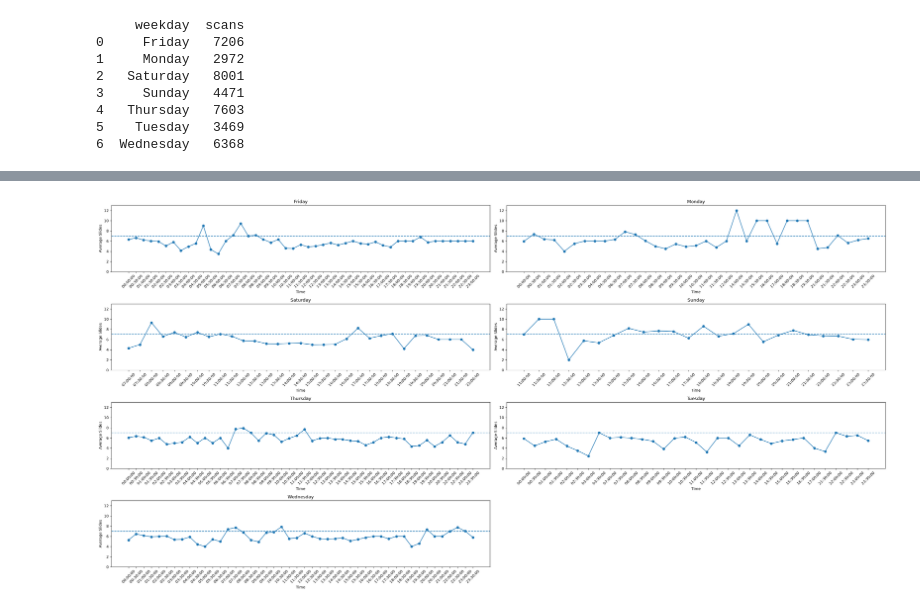
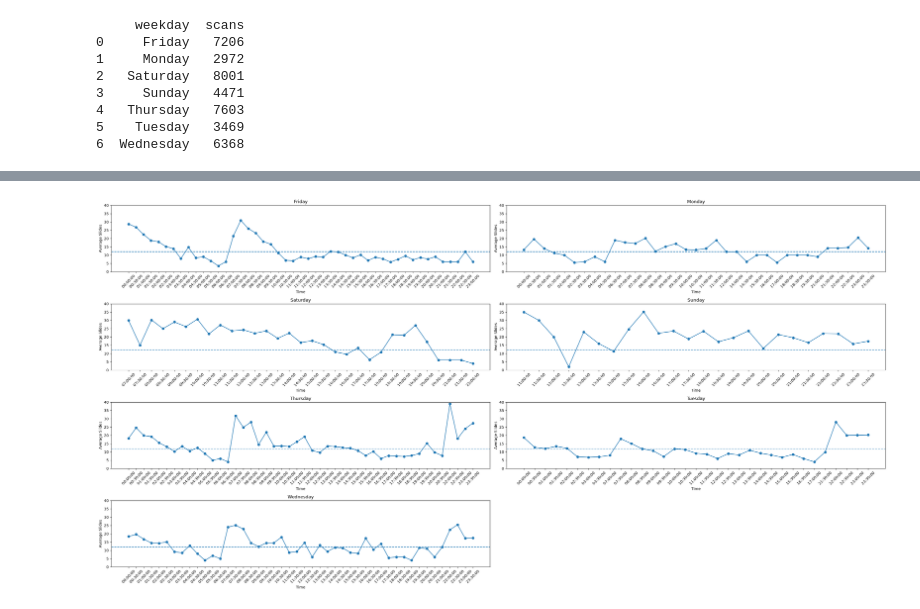
Before and after one commit to victoria-ann/metafer_usage, a Jupyter notebook: metafer_usage/notebook/EDA_Metafer_Usage.ipynb, the cells around one changed output, grey strips where cells are left out. Cells and saved outputs as stored; diff of their text form; code cells hidden in the pictures.

```diff
--- a/metafer_usage/notebook/EDA_Metafer_Usage.ipynb
+++ b/metafer_usage/notebook/EDA_Metafer_Usage.ipynb
@@ -470,10 +437,12 @@ print(weekday_totals)
 6  Wednesday   6368
 # %%
 # Make groups by day of the week and time bin (time aggregation)
+usage_day_time_sum = (
+    df.groupby(['weekday','time_bin','date'])['scans'].sum(
+      ).reset_index()
+)
 usage_day_time = (
-    df.groupby(['weekday','time_bin'])
-      .agg(
-          sites=('scans', 'mean'))
+    usage_day_time_sum.groupby(['weekday','time_bin'])['scans'].mean()
       ).reset_index()
 
 usage_day_time.head()
@@ -493,11 +462,11 @@ for i, (day, data) in enumerate(usage_day_time.groupby('weekday')):
 
     ax.plot(
         data['time_bin'].astype(str),
-        data['sites'],
+        data['scans'],
         marker='o'
     )
 
-    ax.set_ylim(ymin=0, ymax=13)
+    ax.set_ylim(ymin=0, ymax=40)
 
     ax.set_title(day)
     ax.set_xlabel("Scan Time")
@@ -516,7 +485,7 @@ plt.show()
 #threshold = (usage_day_time['sites'].quantile(0.25))
 
 # Define threshold as the number of sites that can reasonably be scanned in a 30 minute time bin
-threshold = 7
-usage_day_time['active'] = (usage_day_time['sites']>threshold)
+threshold = 12
+usage_day_time['active'] = (usage_day_time['scans']>threshold)
 usage_day_time.head()
 # %% [output]
@@ -611,33 +581,33 @@ plt.show()
 # Add a threshold line to the scanning times plot
 fig, axes = plt.subplots(4, 2, figsize=(30, 15))
 axes = axes.flatten()
 
 for i, (day, data) in enumerate(usage_day_time.groupby('weekday')):
     ax = axes[i]
 
     ax.plot(
         data['time_bin'].astype(str),
-        data['sites'],
+        data['scans'],
         marker='o'
     )
 
     # Add a line showing the active threshold
     ax.axhline(
         threshold,
         linestyle='--'
     )
 
-    ax.set_ylim(ymin=0, ymax=13)
+    ax.set_ylim(ymin=0, ymax=40)
 
     ax.set_title(day)
     ax.set_xlabel("Time")
     ax.set_ylabel("Average Slides")
     ax.tick_params(axis='x', rotation=45)
 
 for j in range(i + 1, len(axes)):
     axes[j].remove()
 
 plt.tight_layout()
 plt.show()
 # %% [output]
-[figure, old version]
+[figure, new version]
```
Also changed, not shown: parts of 24 cells of this notebook, 6 other files.
